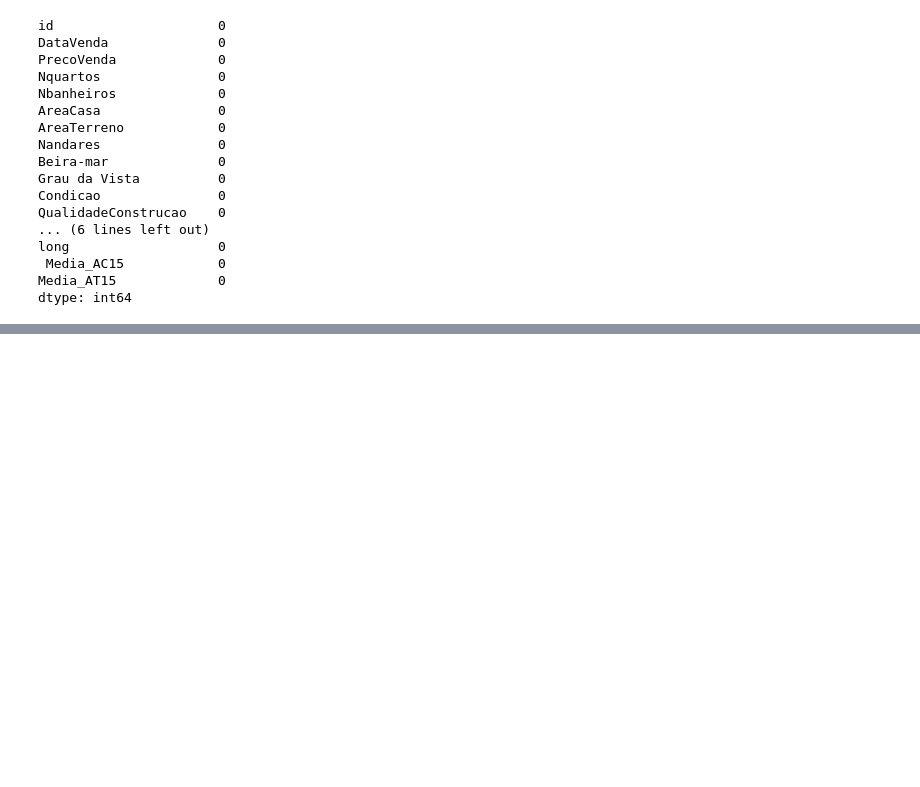
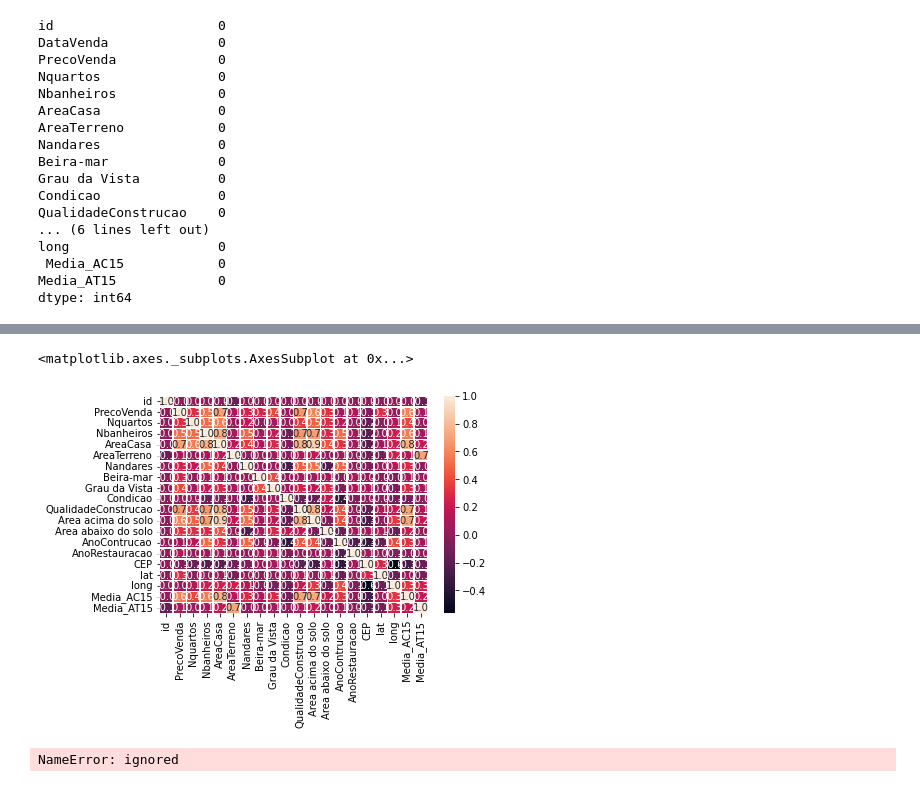
Before and after one commit to lorenagueddes/MiniProjeto_Roof.Imoveis, a Jupyter notebook: MiniProjetoDNC1.ipynb, the cells around one changed output, grey strips where cells are left out. Cells and saved outputs as stored; diff of their text form; code cells hidden in the pictures; blank space fills up the shorter version.

```diff
--- a/MiniProjetoDNC1.ipynb
+++ b/MiniProjetoDNC1.ipynb
@@ -154,3 +197,5 @@ df[['PrecoVenda', 'QualidadeConstrucao', 'Condicao']]
 # %%
 #Convertendo os dados da coluna 'Data da Venda' em data
 #limpando os dados da coluna
+df['DataVenda']= pd.to_datetime(df['DataVenda'])
+df
@@ -156,0 +216,11 @@ df[['PrecoVenda', 'QualidadeConstrucao', 'Condicao']]
+# %%
+# análise de correlação
+correlation = df.corr()
+# %%
+# plot da matriz de correlação
+
+plot = sn.heatmap(correlation, annot = True, fmt=".1f", linewidths=.6)
+plot
+# %% [output]
+<matplotlib.axes._subplots.AxesSubplot at 0x...>
+[figure, added]
@@ -156,0 +235,10 @@ df[['PrecoVenda', 'QualidadeConstrucao', 'Condicao']]
+# %%
+# criar modelo linear e otimizar
+lm_model = LinearRegression()
+lm_model.fit (non_det_x.reshape(-1,1), non_det_y)
+
+# extrair coeficientes
+slope = lm_model.coef
+intercept = lm_model.intercept
+# %% [output]
+NameError: ignored
```
Also changed, not shown: parts of 7 cells of this notebook.
